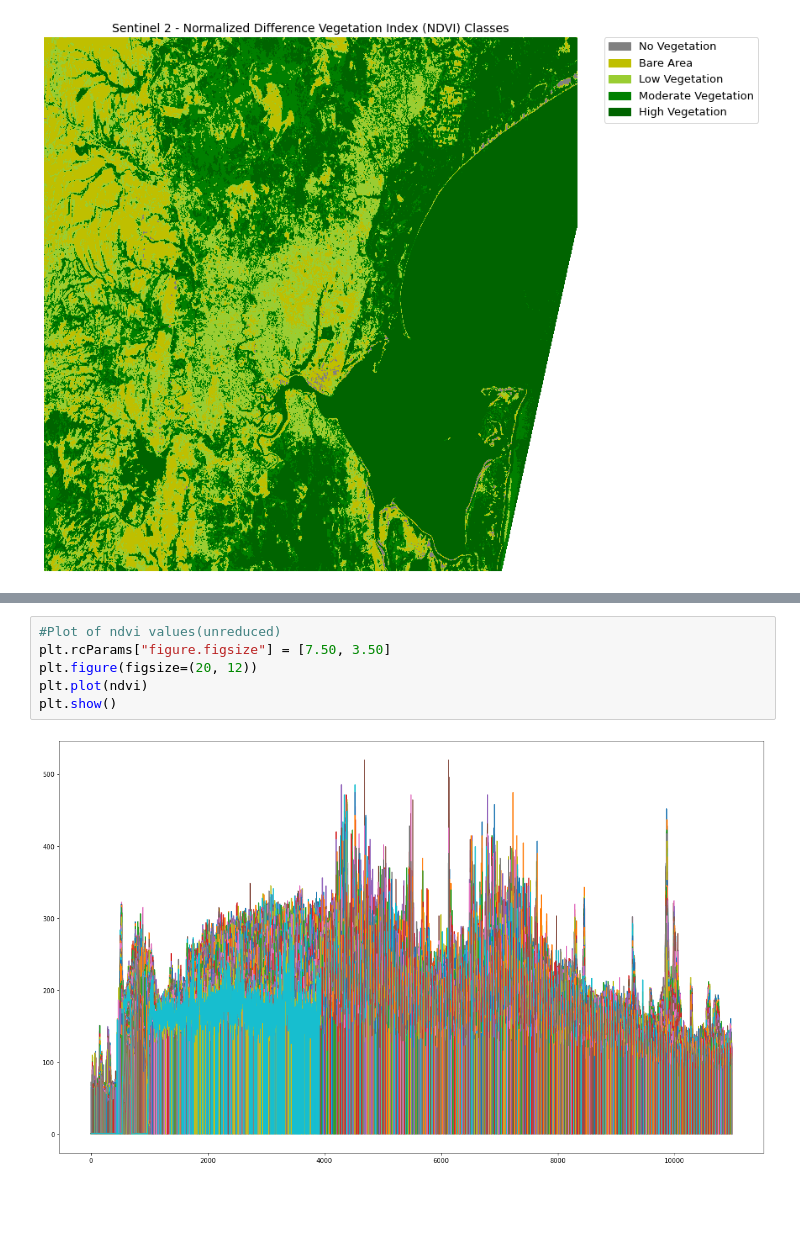
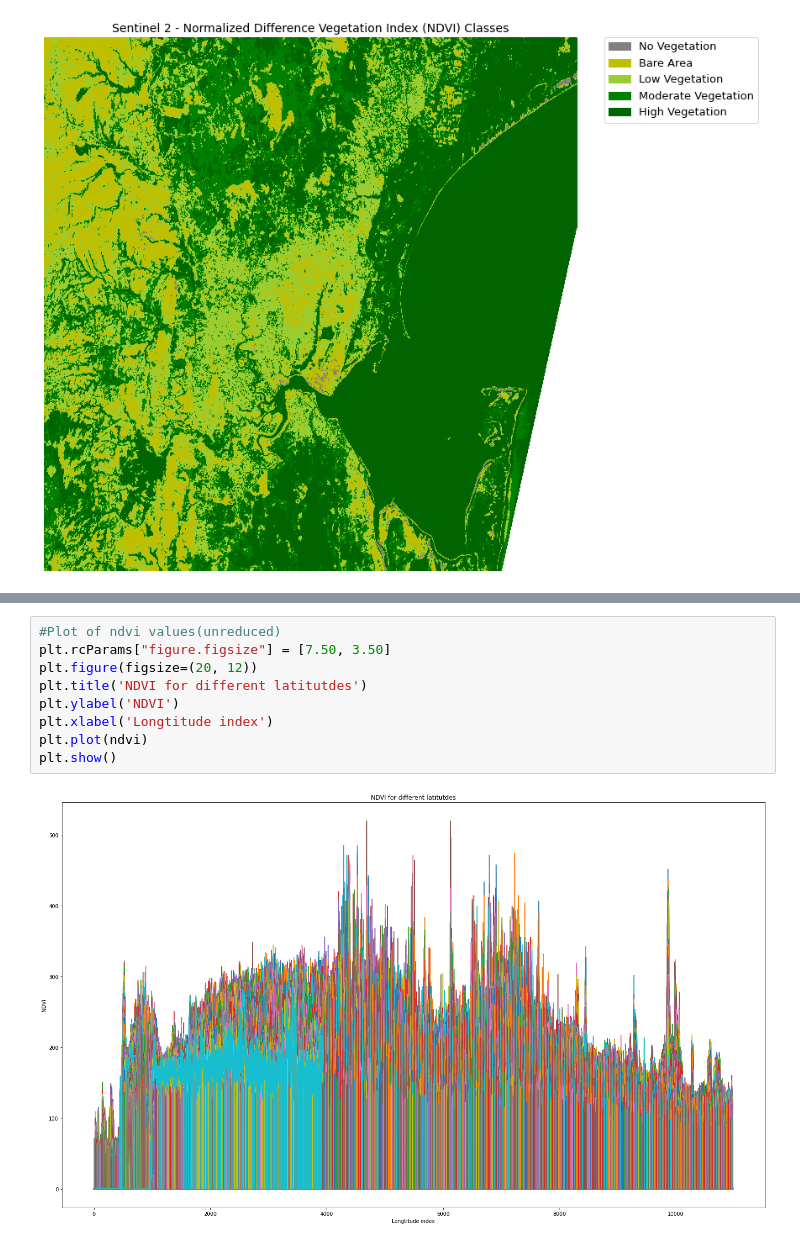
Before and after one commit to bright-aimable/teambright-aimable, a Jupyter notebook: ImageryExplorationMozambique.ipynb, the cells around one changed output, grey strips where cells are left out. Cells and saved outputs as stored; diff of their text form; blank space fills up the shorter version.

```diff
--- a/ImageryExplorationMozambique.ipynb
+++ b/ImageryExplorationMozambique.ipynb
@@ -135,8 +138,11 @@ plt.show()
 # %%
 #Plot of ndvi values(unreduced)
 plt.rcParams["figure.figsize"] = [7.50, 3.50]
 plt.figure(figsize=(20, 12))
+plt.title('NDVI for different latitutdes')
+plt.ylabel('NDVI')
+plt.xlabel('Longtitude index')
 plt.plot(ndvi)
 plt.show()
 # %% [output]
-[figure, old version]
+[figure, new version]
```
Also changed, not shown: parts of 4 cells of this notebook.
